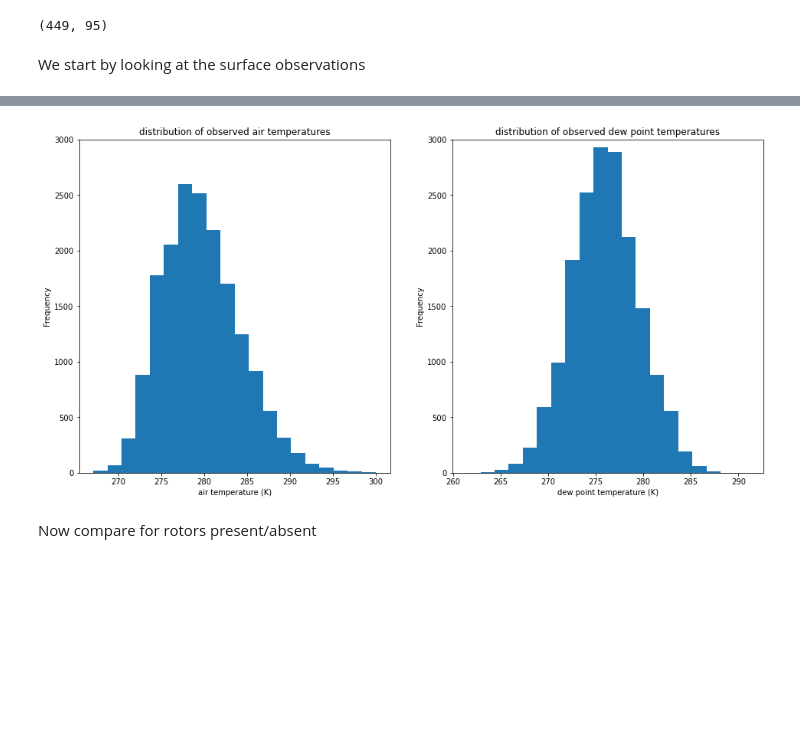
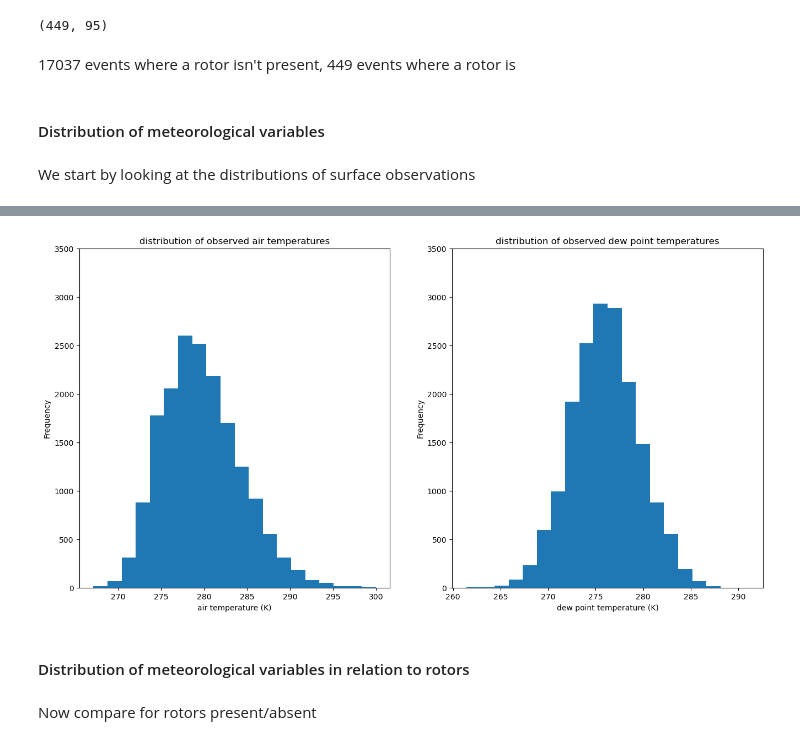
Before and after one commit to informatics-lab/ml_weather_tutorial, a Jupyter notebook: 01_data_exploration.ipynb, the cells around one changed output, grey strips where cells are left out. Saved outputs shown, nothing was run; the diff lists cells and outputs as text; code cells hidden in the pictures; blank space fills up the shorter version.

```diff
--- a/01_data_exploration.ipynb
+++ b/01_data_exploration.ipynb
@@ -209,6 +244,10 @@ no_rotors_df.shape
 rotors_present_df.shape
 # %% [output]
 (449, 95)
-# %% [markdown]
-We start by looking at the surface observations
+# %% [markdown]
+17037 events where a rotor isn't present, 449 events where a rotor is
+# %% [markdown]
+#### Distribution of meteorological variables
+# %% [markdown]
+We start by looking at the distributions of surface observations
 # %%
@@ -228,16 +273,18 @@ fig1.show()
 # %%
 fig1 = matplotlib.pyplot.figure('distribution_temp_dewpoint', figsize=(16,8))
 ax1 = fig1.add_subplot(1,2,1,title='distribution of observed air temperatures')
 falklands_df['air_temp_obs'].plot.hist(ax=ax1,bins=20)
 ax1.set_xlabel('air temperature (K)',)
-ax1.set_ylim((0,3000))
+ax1.set_ylim((0,3500))
 ax1 = fig1.add_subplot(1,2,2,title='distribution of observed dew point temperatures')
 falklands_df['dewpoint_obs'].plot.hist(ax=ax1,bins=20)
 ax1.set_xlabel('dew point temperature (K)',)
-ax1.set_ylim((0,3000))
+ax1.set_ylim((0,3500))
 fig1.show()
 # %% [output]
-[figure, old version]
+[figure, new version]
+# %% [markdown]
+#### Distribution of meteorological variables in relation to rotors
 # %% [markdown]
 Now compare for rotors present/absent
 # %%
```
Also changed, not shown: parts of 39 cells of this notebook, 3 other files.
